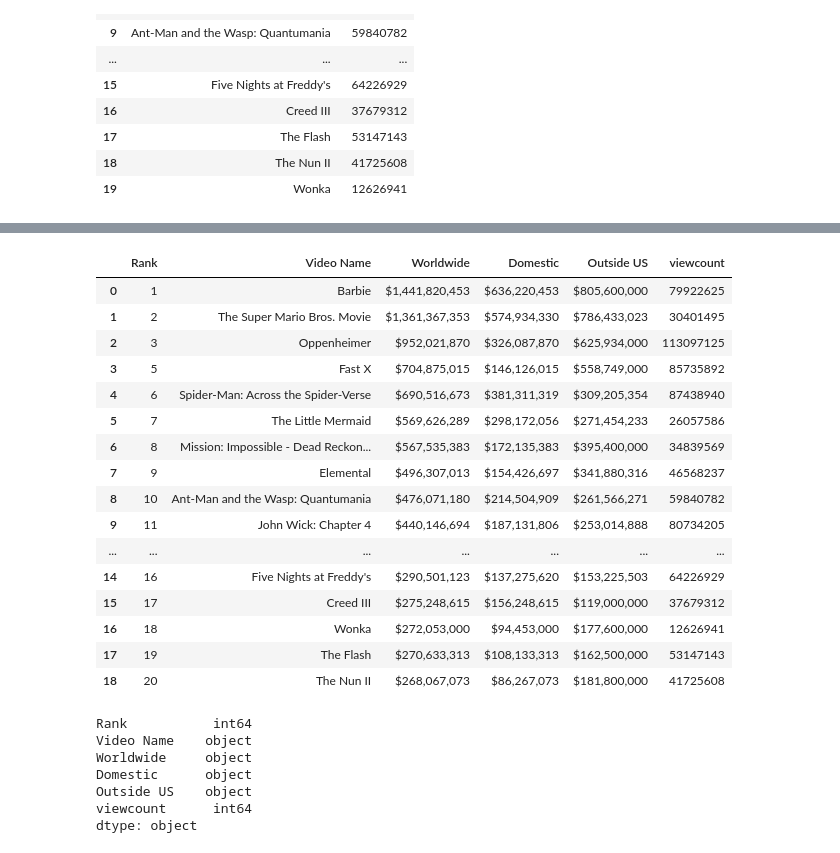
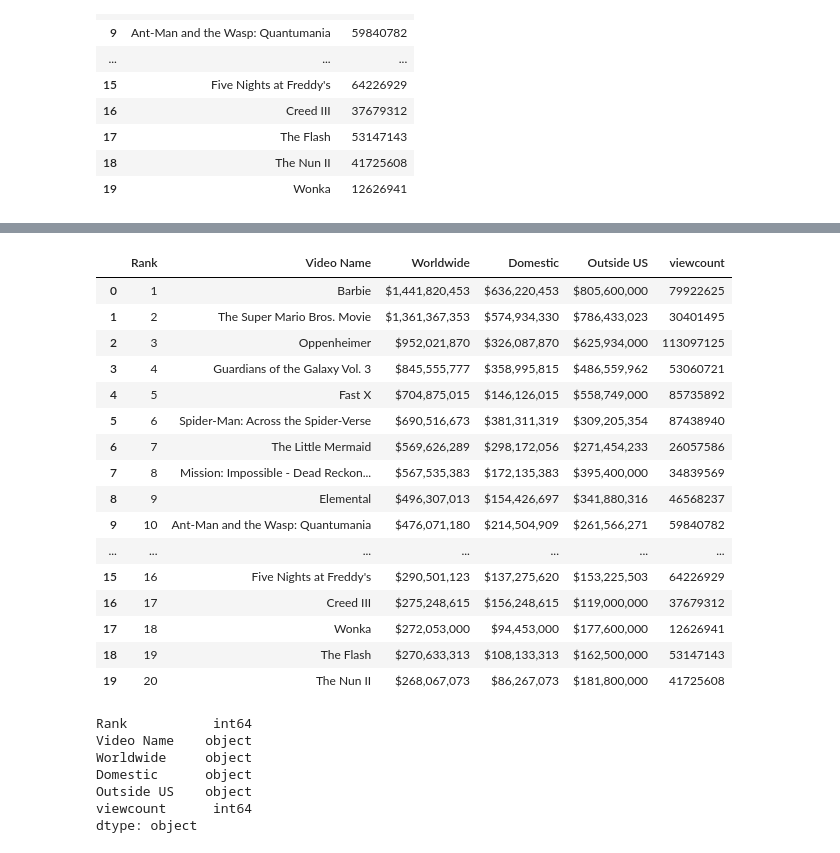
Before and after one commit to wingtungl/movie_data_project, a Jupyter notebook: Project_3.ipynb, the cells around one changed output, grey strips where cells are left out. Cells and saved outputs as stored; diff of their text form; code cells hidden in the pictures.

```diff
--- a/Project_3.ipynb
+++ b/Project_3.ipynb
@@ -193,9 +161,10 @@ clean_worldwide_df.to_csv("Resources/movie_worldwide_data.csv", index=False)
 # %%
 #Load trailer_clean CSV
 trailer_clean_data_csv = Path("Resources/trailer_clean_data.csv")
-
+movie_worldwide_data_csv = Path("Resources/movie_worldwide_data.csv")
 #Read CSV
 trailer_clean_data = pd.read_csv(trailer_clean_data_csv)
+movie_worldwide_data = pd.read_csv(movie_worldwide_data_csv)
 # %%
 #Rename column video name
 trailer_clean_data.rename(columns={"videoname": "Video Name"}, inplace=True)
@@ -239,3 +208,6 @@ trailer_clean_data
 | 17 | The Flash | 53147143 |
 | 18 | The Nun II | 41725608 |
 | 19 | Wonka | 12626941 |
+# %%
+trailer_clean_data = trailer_clean_data.replace("Guardians of the Galaxy Vol.3","Guardians of the Galaxy Vol. 3")
+trailer_clean_data
@@ -242,25 +232,25 @@ trailer_clean_data
 # %%
 #Merge movie_clean and trailer_clean
-movie_trailer_df = clean_worldwide_df.merge(trailer_clean_data, how='inner', on= 'Video Name')
+movie_trailer_df = movie_worldwide_data.merge(trailer_clean_data, how='inner', on= 'Video Name')
 movie_trailer_df
 # %% [output]
 |  | Rank | Video Name | Worldwide | Domestic | Outside US | viewcount |
 | 0 | 1 | Barbie | $1,441,820,453 | $636,220,453 | $805,600,000 | 79922625 |
 | 1 | 2 | The Super Mario Bros. Movie | $1,361,367,353 | $574,934,330 | $786,433,023 | 30401495 |
 | 2 | 3 | Oppenheimer | $952,021,870 | $326,087,870 | $625,934,000 | 113097125 |
-| 3 | 5 | Fast X | $704,875,015 | $146,126,015 | $558,749,000 | 85735892 |
-| 4 | 6 | Spider-Man: Across the Spider-Verse | $690,516,673 | $381,311,319 | $309,205,354 | 87438940 |
-| 5 | 7 | The Little Mermaid | $569,626,289 | $298,172,056 | $271,454,233 | 26057586 |
-| 6 | 8 | Mission: Impossible - Dead Reckon... | $567,535,383 | $172,135,383 | $395,400,000 | 34839569 |
-| 7 | 9 | Elemental | $496,307,013 | $154,426,697 | $341,880,316 | 46568237 |
-| 8 | 10 | Ant-Man and the Wasp: Quantumania | $476,071,180 | $214,504,909 | $261,566,271 | 59840782 |
-| 9 | 11 | John Wick: Chapter 4 | $440,146,694 | $187,131,806 | $253,014,888 | 80734205 |
+| 3 | 4 | Guardians of the Galaxy Vol. 3 | $845,555,777 | $358,995,815 | $486,559,962 | 53060721 |
+| 4 | 5 | Fast X | $704,875,015 | $146,126,015 | $558,749,000 | 85735892 |
+| 5 | 6 | Spider-Man: Across the Spider-Verse | $690,516,673 | $381,311,319 | $309,205,354 | 87438940 |
+| 6 | 7 | The Little Mermaid | $569,626,289 | $298,172,056 | $271,454,233 | 26057586 |
+| 7 | 8 | Mission: Impossible - Dead Reckon... | $567,535,383 | $172,135,383 | $395,400,000 | 34839569 |
+| 8 | 9 | Elemental | $496,307,013 | $154,426,697 | $341,880,316 | 46568237 |
+| 9 | 10 | Ant-Man and the Wasp: Quantumania | $476,071,180 | $214,504,909 | $261,566,271 | 59840782 |
 | ... | ... | ... | ... | ... | ... | ... |
-| 14 | 16 | Five Nights at Freddy's | $290,501,123 | $137,275,620 | $153,225,503 | 64226929 |
-| 15 | 17 | Creed III | $275,248,615 | $156,248,615 | $119,000,000 | 37679312 |
-| 16 | 18 | Wonka | $272,053,000 | $94,453,000 | $177,600,000 | 12626941 |
-| 17 | 19 | The Flash | $270,633,313 | $108,133,313 | $162,500,000 | 53147143 |
-| 18 | 20 | The Nun II | $268,067,073 | $86,267,073 | $181,800,000 | 41725608 |
+| 15 | 16 | Five Nights at Freddy's | $290,501,123 | $137,275,620 | $153,225,503 | 64226929 |
+| 16 | 17 | Creed III | $275,248,615 | $156,248,615 | $119,000,000 | 37679312 |
+| 17 | 18 | Wonka | $272,053,000 | $94,453,000 | $177,600,000 | 12626941 |
+| 18 | 19 | The Flash | $270,633,313 | $108,133,313 | $162,500,000 | 53147143 |
+| 19 | 20 | The Nun II | $268,067,073 | $86,267,073 | $181,800,000 | 41725608 |
 # %%
 movie_trailer_df.dtypes
 # %% [output]
```
Also changed, not shown: parts of 3 cells of this notebook, 10 other files.
